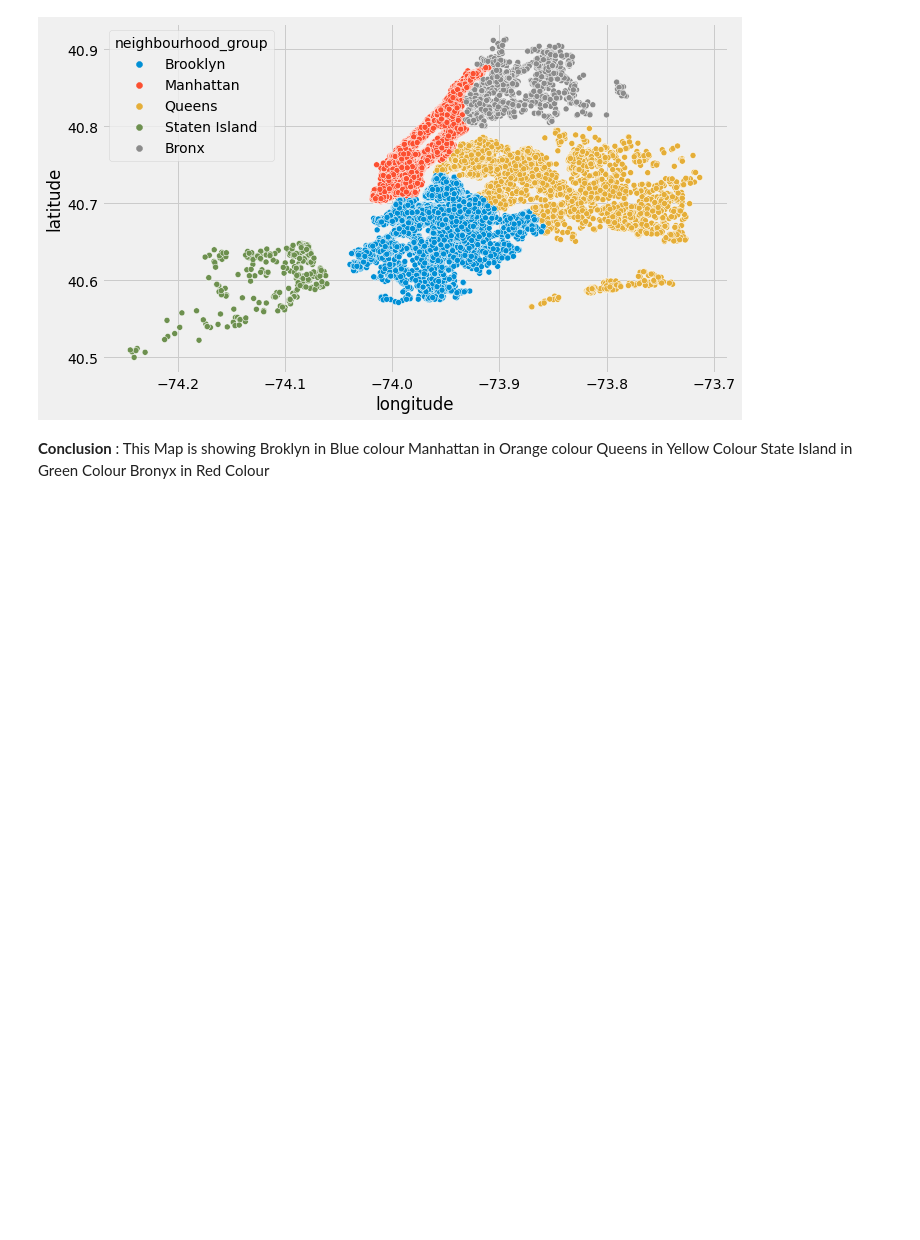
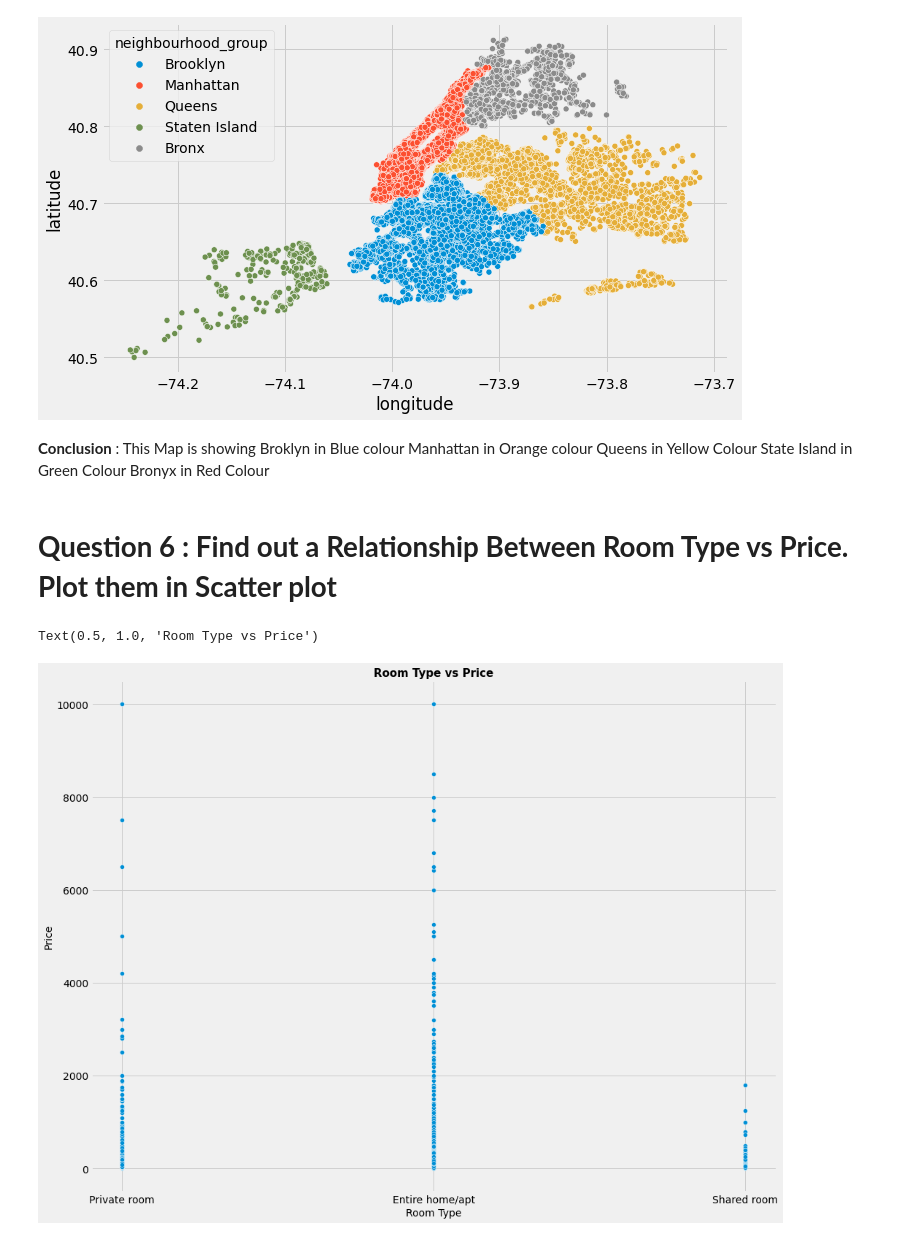
Before and after one commit to 88270gagan/AirBnb-Booking-Analysis, a Jupyter notebook: Airbnb_Bookings_Analysis_Capstone_Project.ipynb, the cells around one changed output. Saved outputs shown, nothing was run; the diff lists cells and outputs as text; code cells hidden in the pictures; blank space fills up the shorter version.

```diff
--- a/Airbnb_Bookings_Analysis_Capstone_Project.ipynb
+++ b/Airbnb_Bookings_Analysis_Capstone_Project.ipynb
@@ -296,3 +323,15 @@ plt.ioff()
 [figure]
 # %% [markdown]
 **Conclusion** : This Map is showing Broklyn in Blue colour Manhattan in Orange colour Queens in Yellow Colour State Island in Green Colour Bronyx in Red Colour
+# %% [markdown]
+# **Question 6 : Find out a Relationship Between Room Type vs Price. Plot them in Scatter plot**
+# %%
+plt.figure(figsize=(15,12))
+sns.scatterplot(x='room_type', y='price', data=df)
+
+plt.xlabel("Room Type", size=14)
+plt.ylabel("Price", size=14)
+plt.title("Room Type vs Price",size=15, weight='bold')
+# %% [output]
+Text(0.5, 1.0, 'Room Type vs Price')
+[figure, added]
```
Also changed, not shown: parts of 35 cells of this notebook.
